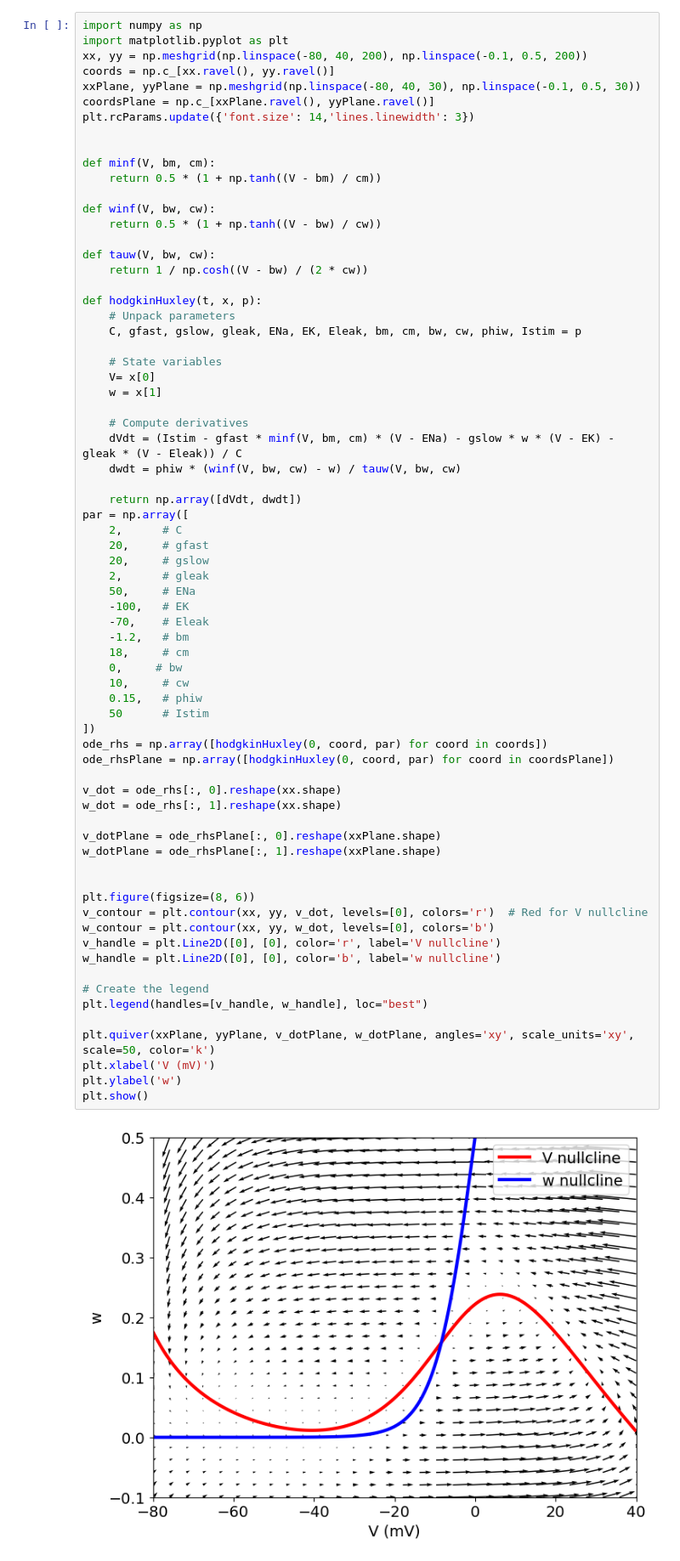
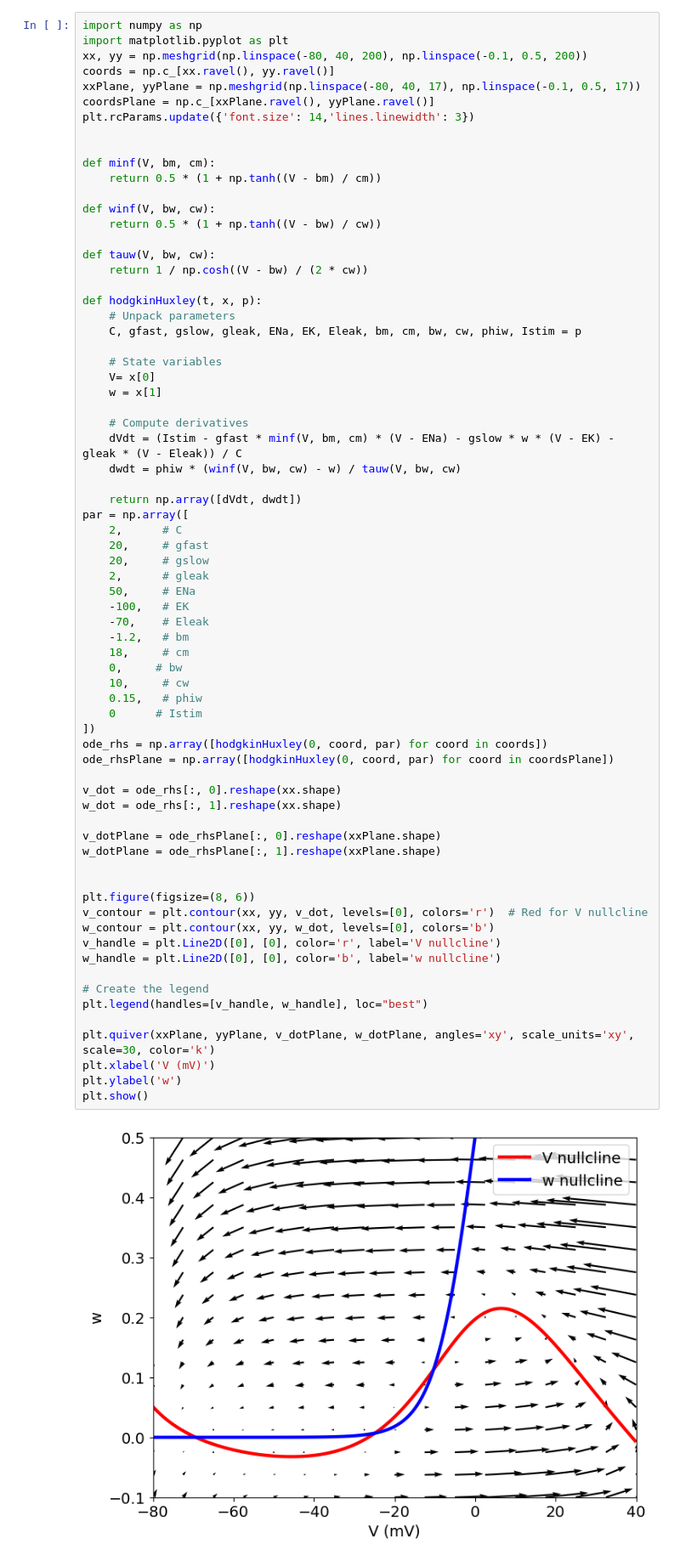
Before and after one commit to sstanbridge09/biologyCoursework, a Jupyter notebook: phasePortraits.ipynb, the cells around one changed output. Shown at 85% size. Saved outputs shown, nothing was run; the diff lists cells and outputs as text.

```diff
--- a/phasePortraits.ipynb
+++ b/phasePortraits.ipynb
@@ -3,7 +3,7 @@ import numpy as np
 import matplotlib.pyplot as plt
 xx, yy = np.meshgrid(np.linspace(-80, 40, 200), np.linspace(-0.1, 0.5, 200))
 coords = np.c_[xx.ravel(), yy.ravel()]
-xxPlane, yyPlane = np.meshgrid(np.linspace(-80, 40, 30), np.linspace(-0.1, 0.5, 30))
+xxPlane, yyPlane = np.meshgrid(np.linspace(-80, 40, 17), np.linspace(-0.1, 0.5, 17))
 coordsPlane = np.c_[xxPlane.ravel(), yyPlane.ravel()]
 plt.rcParams.update({'font.size': 14,'lines.linewidth': 3})
 
@@ -40,33 +40,33 @@ par = np.array([
     -70,    # Eleak
     -1.2,   # bm
     18,     # cm
     0,     # bw
     10,     # cw
     0.15,   # phiw
-    50      # Istim
+    0      # Istim
 ])
 ode_rhs = np.array([hodgkinHuxley(0, coord, par) for coord in coords])
 ode_rhsPlane = np.array([hodgkinHuxley(0, coord, par) for coord in coordsPlane])
 
 v_dot = ode_rhs[:, 0].reshape(xx.shape)
 w_dot = ode_rhs[:, 1].reshape(xx.shape)
 
 v_dotPlane = ode_rhsPlane[:, 0].reshape(xxPlane.shape)
 w_dotPlane = ode_rhsPlane[:, 1].reshape(xxPlane.shape)
 
 
 plt.figure(figsize=(8, 6))
 v_contour = plt.contour(xx, yy, v_dot, levels=[0], colors='r')  # Red for V nullcline
 w_contour = plt.contour(xx, yy, w_dot, levels=[0], colors='b')
 v_handle = plt.Line2D([0], [0], color='r', label='V nullcline')
 w_handle = plt.Line2D([0], [0], color='b', label='w nullcline')
 
 # Create the legend
 plt.legend(handles=[v_handle, w_handle], loc="best")
 
-plt.quiver(xxPlane, yyPlane, v_dotPlane, w_dotPlane, angles='xy', scale_units='xy', scale=50, color='k')
+plt.quiver(xxPlane, yyPlane, v_dotPlane, w_dotPlane, angles='xy', scale_units='xy', scale=30, color='k')
 plt.xlabel('V (mV)')
 plt.ylabel('w')
 plt.show()
 # %% [output]
-[figure, old version]
+[figure, new version]
```
